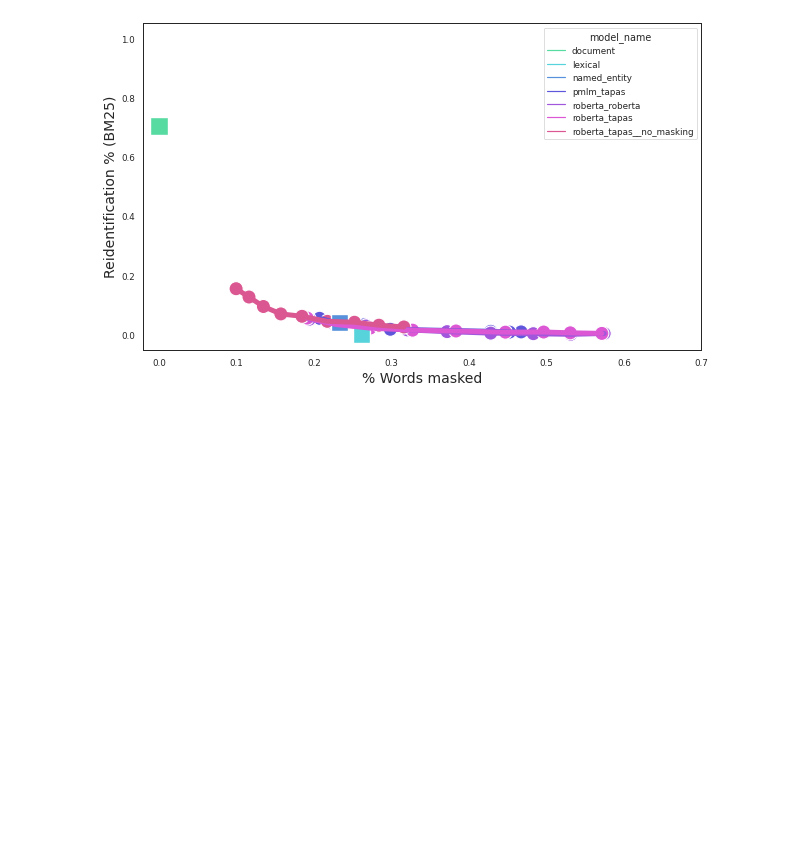
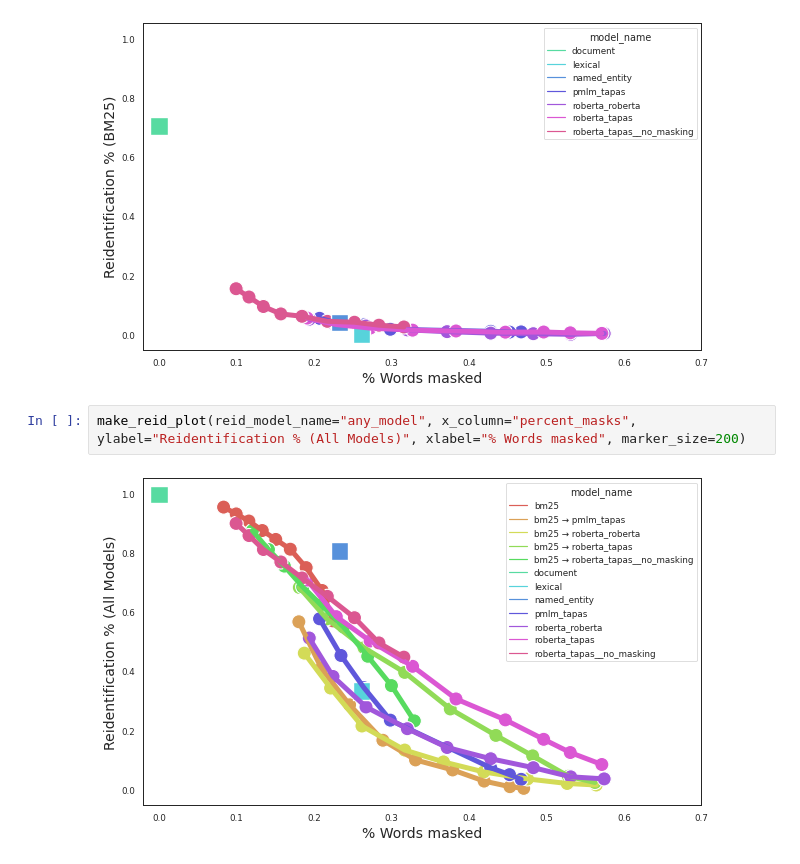
Before and after one commit to jxmorris12/unsupervised-text-deidentification, a Jupyter notebook: notebooks/2022-06-22 Pareto plot 2- more examples.ipynb, the cells around one changed output. Cells and saved outputs as stored; diff of their text form; blank space fills up the shorter version.

```diff
--- a/notebooks/2022-06-22 Pareto plot 2- more examples.ipynb
+++ b/notebooks/2022-06-22 Pareto plot 2- more examples.ipynb
@@ -595,3 +611,7 @@ make_reid_plot(reid_model_name="roberta_tapas", x_column="percent_masks", ylabel
 make_reid_plot(reid_model_name="bm25", x_column="percent_masks", ylabel="Reidentification % (BM25)", xlabel="% Words masked", marker_size=200)
 # %% [output]
 [figure]
+# %%
+make_reid_plot(reid_model_name="any_model", x_column="percent_masks", ylabel="Reidentification % (All Models)", xlabel="% Words masked", marker_size=200)
+# %% [output]
+[figure, added]
```
Also changed, not shown: parts of 13 cells of this notebook, 11 other files.
